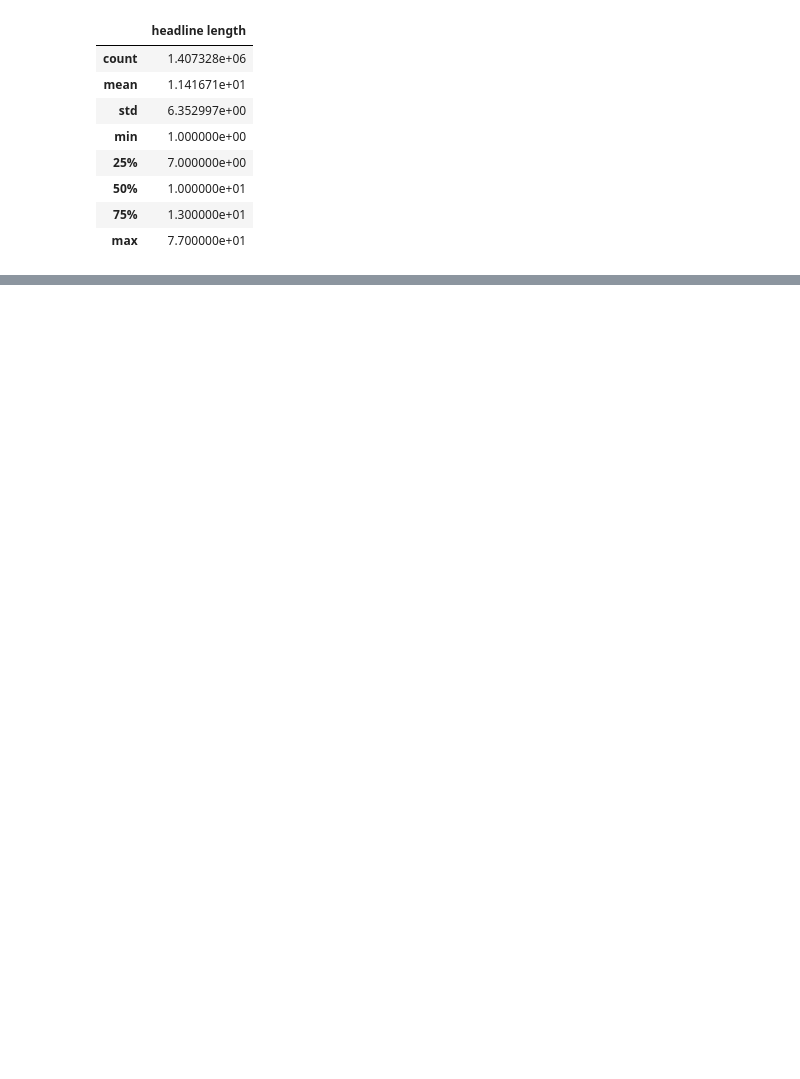
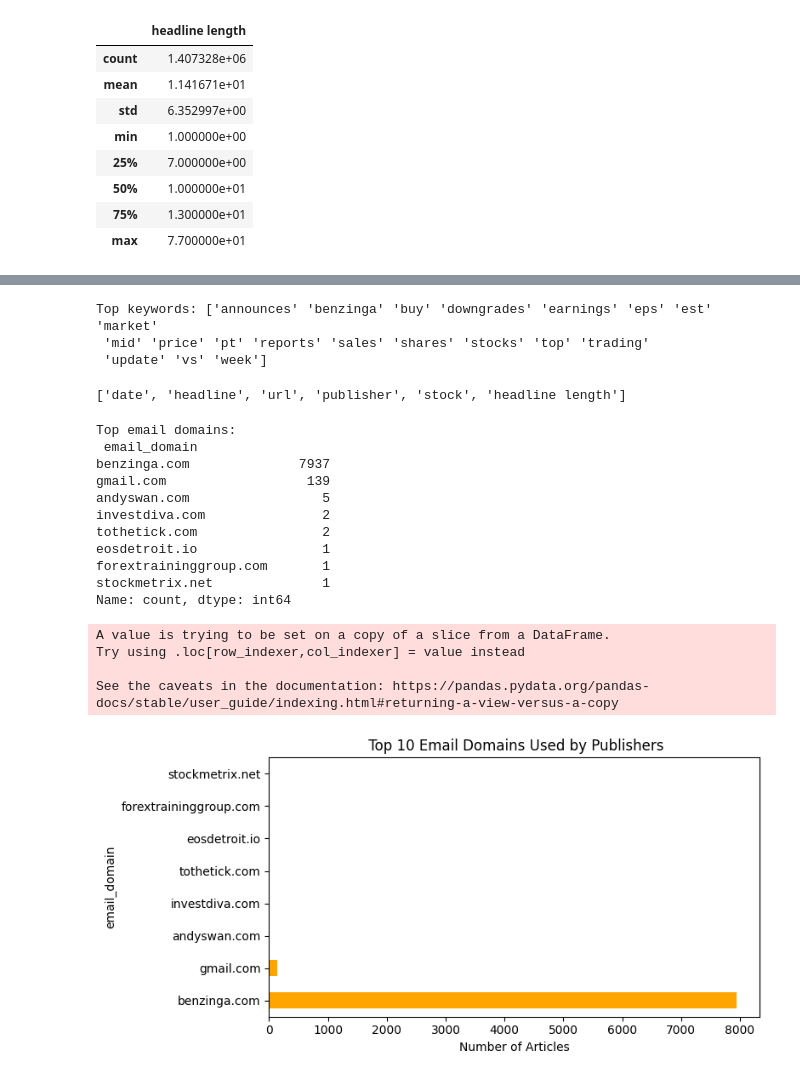
Before and after one commit to zemawi/Stock_Analysis, a Jupyter notebook: notebooks/EDA.ipynb, the cells around one changed output, grey strips where cells are left out. Cells and saved outputs as stored; diff of their text form; code cells hidden in the pictures; blank space fills up the shorter version.

```diff
--- a/notebooks/EDA.ipynb
+++ b/notebooks/EDA.ipynb
@@ -125,0 +170,55 @@ Sentiment analysis
+# %%
+vectorizer = CountVectorizer(stop_words=stop_words, max_features=20)
+X = vectorizer.fit_transform(news['headline'].dropna())
+
+
+keywords = vectorizer.get_feature_names_out()
+print("Top keywords:", keywords)
+# %% [output]
+Top keywords: ['announces' 'benzinga' 'buy' 'downgrades' 'earnings' 'eps' 'est' 'market'
+ 'mid' 'price' 'pt' 'reports' 'sales' 'shares' 'stocks' 'top' 'trading'
+ 'update' 'vs' 'week']
+# %%
+news.columns = news.columns.str.strip()
+# %%
+news = news.reset_index()
+
+print(news.columns.tolist())
+# %% [output]
+['date', 'headline', 'url', 'publisher', 'stock', 'headline length']
+# %%
+
+email_publishers = news[news['publisher'].str.contains('@', na=False)]
+
+
+email_publishers['email_domain'] = email_publishers['publisher'].str.split('@').str[-1]
+
+
+domain_counts = email_publishers['email_domain'].value_counts().head(10)
+
+print("Top email domains:\n", domain_counts)
+
+# Plot
+plt.figure(figsize=(8, 4))
+domain_counts.plot(kind='barh', color='orange')
+plt.title(" Top 10 Email Domains Used by Publishers")
+plt.xlabel("Number of Articles")
+plt.tight_layout()
+plt.show()
+# %% [output]
+Top email domains:
+ email_domain
+benzinga.com              7937
+gmail.com                  139
+andyswan.com                 5
+investdiva.com               2
+tothetick.com                2
+eosdetroit.io                1
+forextraininggroup.com       1
+stockmetrix.net              1
+Name: count, dtype: int64
+A value is trying to be set on a copy of a slice from a DataFrame.
+Try using .loc[row_indexer,col_indexer] = value instead
+
+See the caveats in the documentation: https://pandas.pydata.org/pandas-docs/stable/user_guide/indexing.html#returning-a-view-versus-a-copy
+[figure, added]
```
Also changed, not shown: parts of 16 cells of this notebook, 2 other files.
